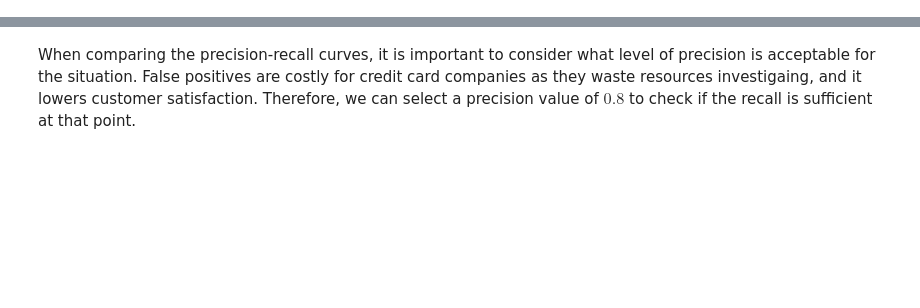
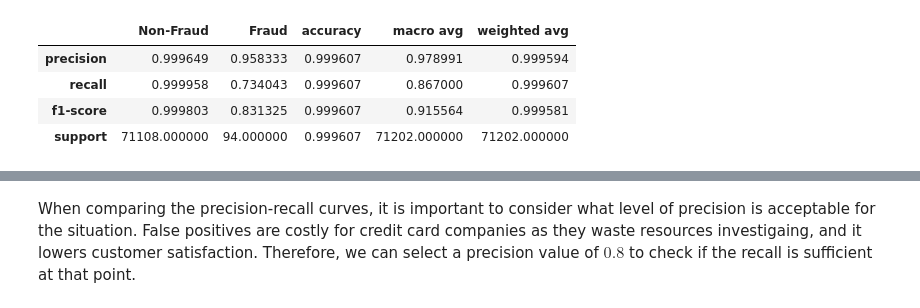
Before and after one commit to feranmidere/credit-card-fraud-detection, a Jupyter notebook: notebooks/model_evaluation.ipynb, the cells around one changed output, grey strips where cells are left out. Cells and saved outputs as stored; diff of their text form; code cells hidden in the pictures; blank space fills up the shorter version.

```diff
--- a/notebooks/model_evaluation.ipynb
+++ b/notebooks/model_evaluation.ipynb
@@ -44,0 +52,8 @@ weighted avg       1.00      1.00      1.00     56962
+# %%
+classification_reports['xgb']
+# %% [output]
+|  | Non-Fraud | Fraud | accuracy | macro avg | weighted avg |
+| precision | 0.999649 | 0.958333 | 0.999607 | 0.978991 | 0.999594 |
+| recall | 0.999958 | 0.734043 | 0.999607 | 0.867000 | 0.999607 |
+| f1-score | 0.999803 | 0.831325 | 0.999607 | 0.915564 | 0.999581 |
+| support | 71108.000000 | 94.000000 | 0.999607 | 71202.000000 | 71202.000000 |
```
Also changed, not shown: parts of 26 cells of this notebook, 33 other files.
